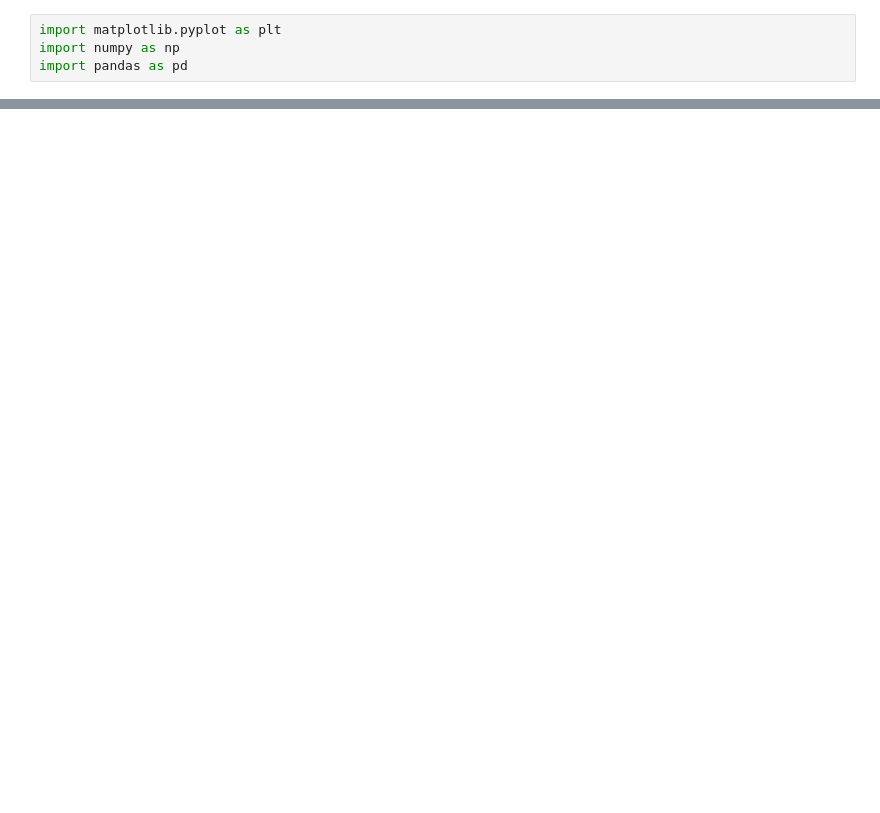
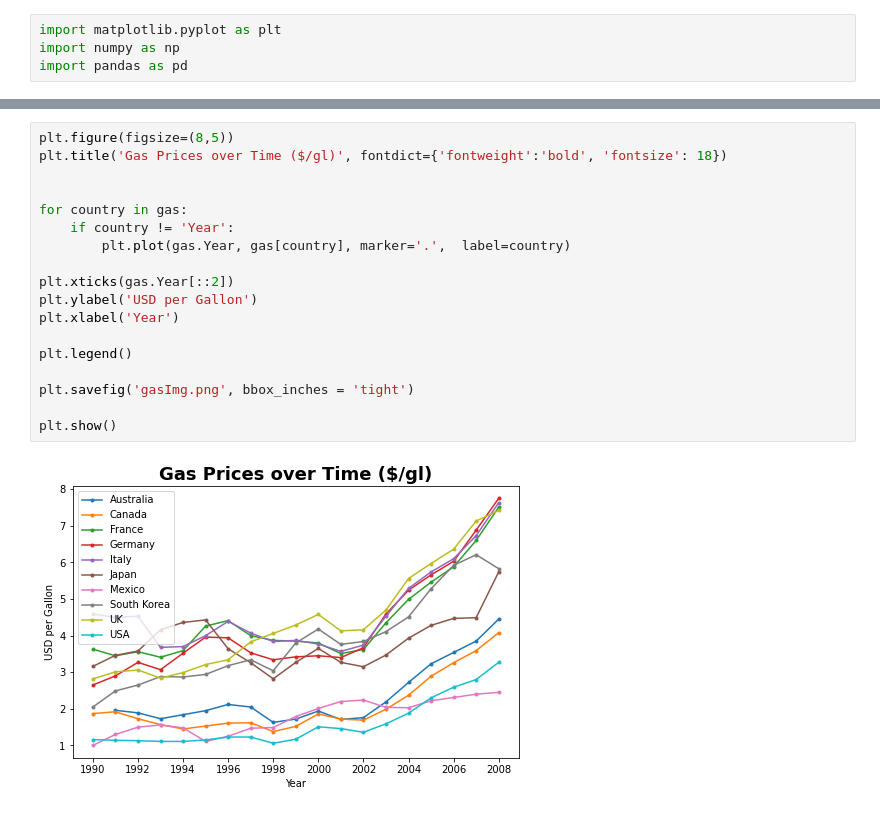
Before and after one commit to fg0611/path-to-data-science, a Jupyter notebook: gas-prices/gas.ipynb, the cells around one changed output, grey strips where cells are left out. Cells and saved outputs as stored; diff of their text form; blank space fills up the shorter version.

```diff
--- a/gas-prices/gas.ipynb
+++ b/gas-prices/gas.ipynb
@@ -44,0 +59,20 @@ print(gas)
+# %%
+plt.figure(figsize=(8,5))
+plt.title('Gas Prices over Time ($/gl)', fontdict={'fontweight':'bold', 'fontsize': 18})
+
+
+for country in gas:
+    if country != 'Year':
+        plt.plot(gas.Year, gas[country], marker='.',  label=country)
+
+plt.xticks(gas.Year[::2])
+plt.ylabel('USD per Gallon')
+plt.xlabel('Year')
+
+plt.legend()
+
+plt.savefig('gasImg.png', bbox_inches = 'tight')
+
+plt.show()
+# %% [output]
+[figure, added]
```
Also changed, not shown: parts of 8 cells of this notebook, 2 other files.
